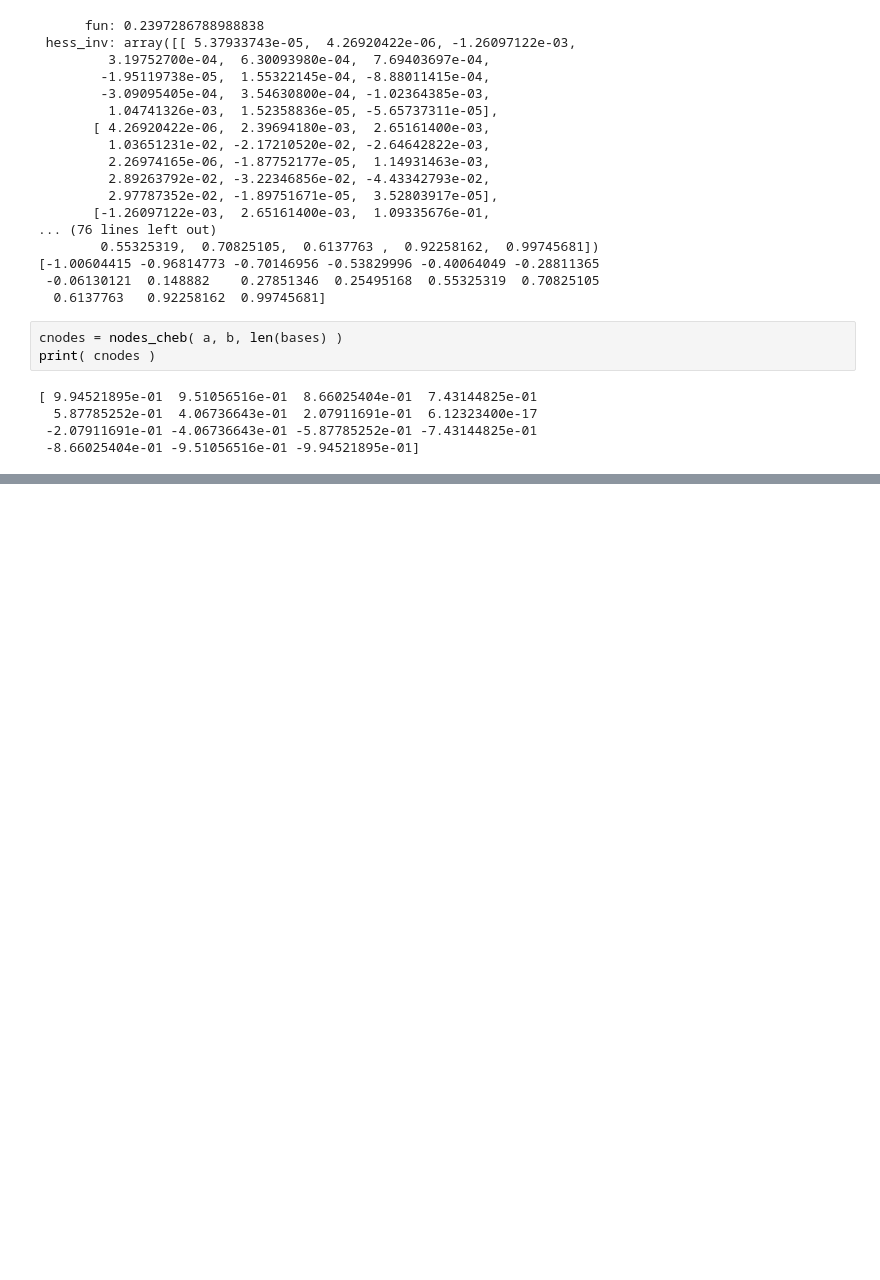
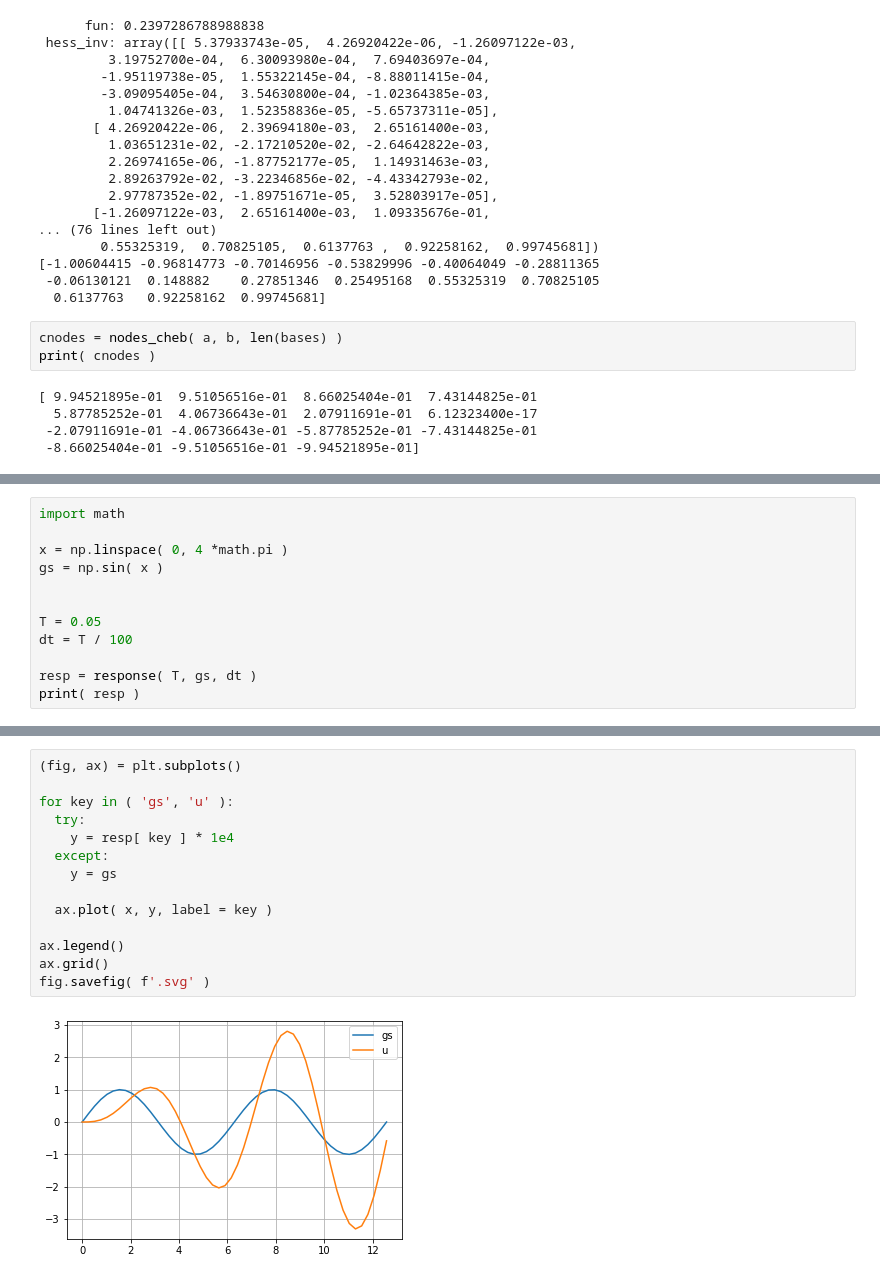
Before and after one commit to mbarnaba/python3, a Jupyter notebook: notebook.ipynb, the cells around one changed output, grey strips where cells are left out. Saved outputs shown, nothing was run; the diff lists cells and outputs as text; blank space fills up the shorter version.

```diff
--- a/notebook.ipynb
+++ b/notebook.ipynb
@@ -1142,0 +1331,12 @@ trust-krylov (see here)
+# %%
+import math
+
+x = np.linspace( 0, 4 *math.pi )
+gs = np.sin( x )
+
+
+T = 0.05
+dt = T / 100
+
+resp = response( T, gs, dt )
+print( resp )
@@ -1142,0 +1361,16 @@ trust-krylov (see here)
+# %%
+(fig, ax) = plt.subplots()
+
+for key in ( 'gs', 'u' ):
+  try:
+    y = resp[ key ] * 1e4
+  except:
+    y = gs
+
+  ax.plot( x, y, label = key )
+
+ax.legend()
+ax.grid()
+fig.savefig( f'.svg' )
+# %% [output]
+[figure, added]
```
Also changed, not shown: parts of 21 cells of this notebook, 1 other file.
